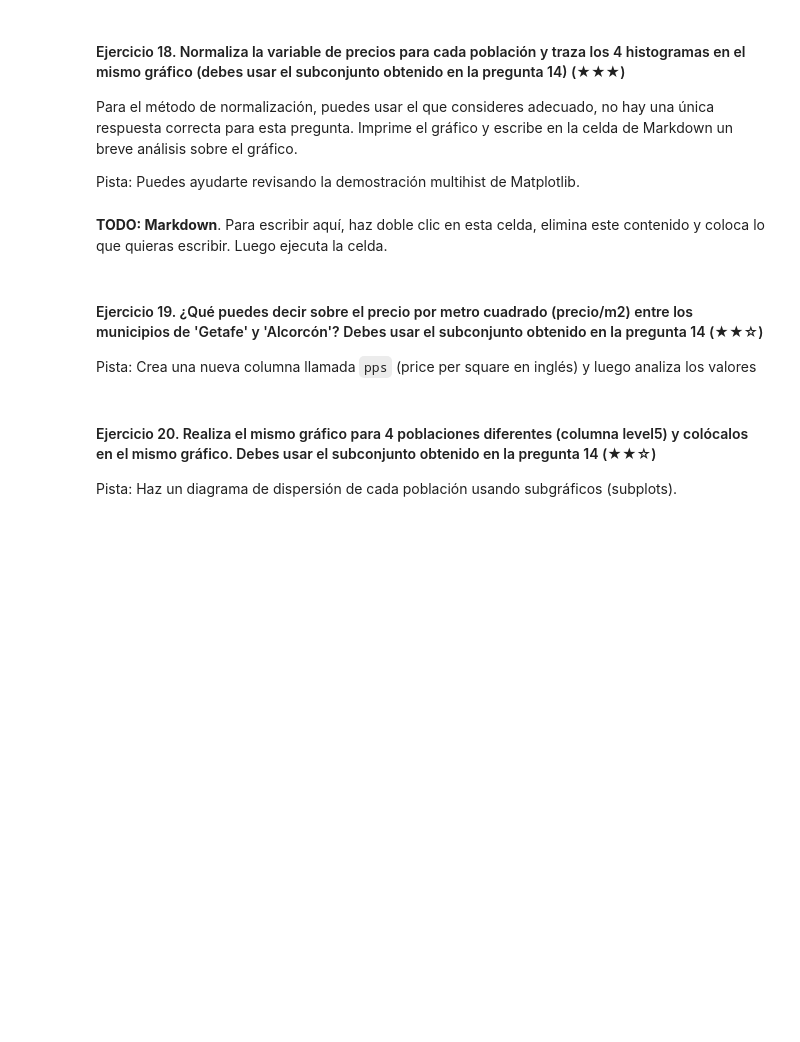
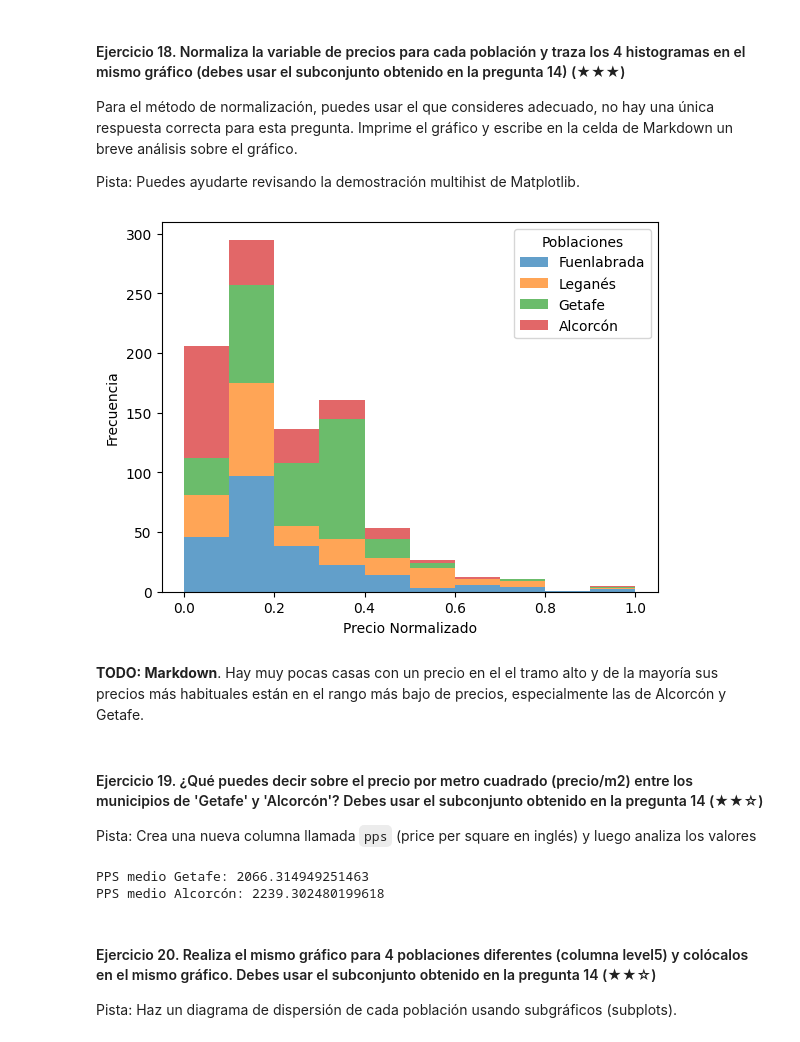
Before and after one commit to javier-senda/realestate-datacleanup-exercise, a Jupyter notebook: project.es.ipynb, the cells around one changed output. Saved outputs shown, nothing was run; the diff lists cells and outputs as text; code cells hidden in the pictures; blank space fills up the shorter version.

```diff
--- a/project.es.ipynb
+++ b/project.es.ipynb
@@ -306,14 +335,58 @@ Para el método de normalización, puedes usar el que consideres adecuado, no ha
 Pista: Puedes ayudarte revisando la demostración multihist de Matplotlib.
 # %%
 # TODO
+
+normalizados = []
+a=["Fuenlabrada", "Leganés", "Getafe", "Alcorcón"]
+for poblacion in a:
+    datos_poblacion = cinturon_sur[cinturon_sur['level5'] == poblacion]
+    precios = datos_poblacion['price'].dropna()
+
+    if not precios.empty:
+        min_val = precios.min()
+        max_val = precios.max()
+
+        if min_val != max_val:
+            precios_normalizados = (precios - min_val) / (max_val - min_val)
+        else:
+            precios_normalizados = [0] * len(precios)
+    else:
+        precios_normalizados = []
+
+    normalizados.append(precios_normalizados)
+
+
+plt.hist(normalizados, bins=10, alpha=0.7, label=a, stacked=True)
+
+
+plt.xlabel("Precio Normalizado")
+plt.ylabel("Frecuencia")
+plt.legend(title="Poblaciones")
+plt.show()
+# %% [output]
+[figure, added]
 # %% [markdown]
-**TODO: Markdown**. Para escribir aquí, haz doble clic en esta celda, elimina este contenido y coloca lo que quieras escribir. Luego ejecuta la celda.
+**TODO: Markdown**. Hay muy pocas casas con un precio en el el tramo alto y de la mayoría sus precios más habituales están en el rango más bajo de precios, especialmente las de Alcorcón y Getafe.
 # %% [markdown]
 #### Ejercicio 19. ¿Qué puedes decir sobre el precio por metro cuadrado (precio/m2) entre los municipios de 'Getafe' y 'Alcorcón'? Debes usar el subconjunto obtenido en la pregunta 14 (★★☆)
 
 Pista: Crea una nueva columna llamada `pps` (price per square en inglés) y luego analiza los valores
 # %%
 # TODO
+
+cinturon_sur['pps'] = cinturon_sur['price'] / cinturon_sur['surface']
+
+getafe = cinturon_sur[cinturon_sur['level5'] == "Getafe"]
+alcorcon = cinturon_sur[cinturon_sur['level5'] == "Alcorcón"]
+
+media_getafe = getafe['pps'].mean()
+media_alcorcon = alcorcon['pps'].mean()
+
+print(f"PPS medio Getafe: {media_getafe}")
+print(f"PPS medio Alcorcón: {media_alcorcon}")
+# %% [output]
+PPS medio Getafe: 2066.314949251463
+PPS medio Alcorcón: 2239.302480199618
 # %% [markdown]
 #### Ejercicio 20. Realiza el mismo gráfico para 4 poblaciones diferentes (columna level5) y colócalos en el mismo gráfico. Debes usar el subconjunto obtenido en la pregunta 14 (★★☆)
 Pista: Haz un diagrama de dispersión de cada población usando subgráficos (subplots).
```
Also changed, not shown: parts of 13 cells of this notebook.
